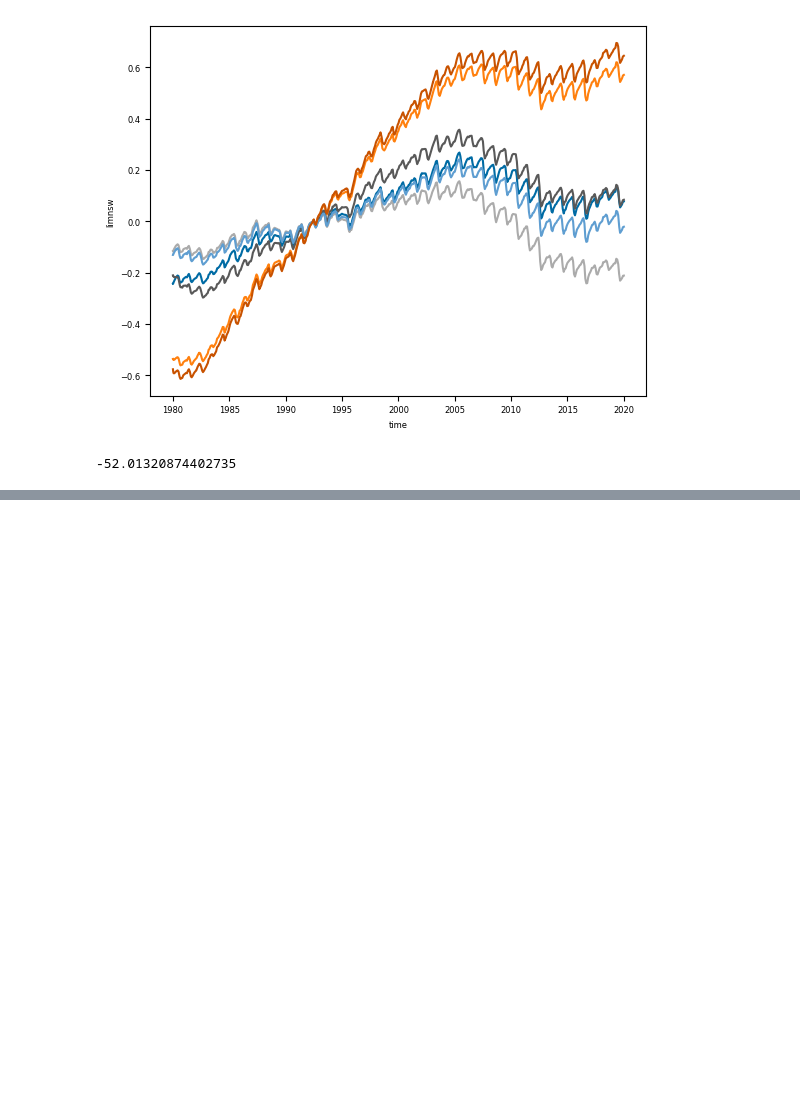
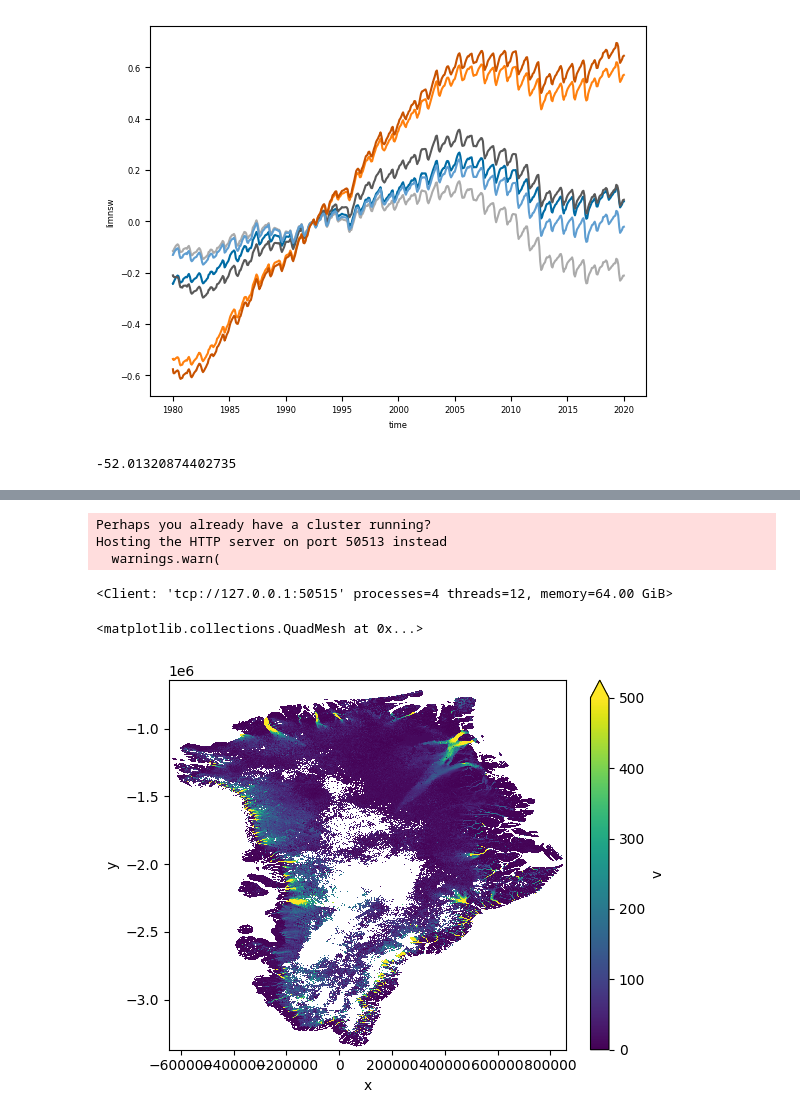
Before and after one commit to pism/pism-ragis, a Jupyter notebook: notebooks/analyze_scalars.ipynb, the cells around one changed output, grey strips where cells are left out. Cells and saved outputs as stored; diff of their text form; code cells hidden in the pictures; blank space fills up the shorter version.

```diff
--- a/notebooks/analyze_scalars.ipynb
+++ b/notebooks/analyze_scalars.ipynb
@@ -259,0 +310,10 @@ spatial_ds
+# %%
+from dask.diagnostics import ProgressBar
+from dask.distributed import Client
+client = Client()
+client
+# %% [output]
+Perhaps you already have a cluster running?
+Hosting the HTTP server on port 50513 instead
+  warnings.warn(
+<Client: 'tcp://127.0.0.1:50515' processes=4 threads=12, memory=64.00 GiB>
@@ -259,0 +324,21 @@ spatial_ds
+# %%
+dt = xr.DataArray(
+    da.arange(nt, chunks=-1),
+    dims=("time"),
+)
+# %%
+nt = ds.time.size
+distance = np.isfinite(ds["v"]) * dt.broadcast_like(ds["v"])
+power = 1
+with ProgressBar():
+    weights = 1.0/ (distance + 1e-12) ** power
+    weights /= np.nansum(weights)
+# %%
+weighted_ds = ds["v"].weighted(weights)
+# %%
+idw_weighted_ds = weighted_ds.mean(dim="time")
+# %%
+idw_weighted_ds.plot(vmax=500)
+# %% [output]
+<matplotlib.collections.QuadMesh at 0x...>
+[figure, added]
```
Also changed, not shown: parts of 9 cells of this notebook, 6 other files.
